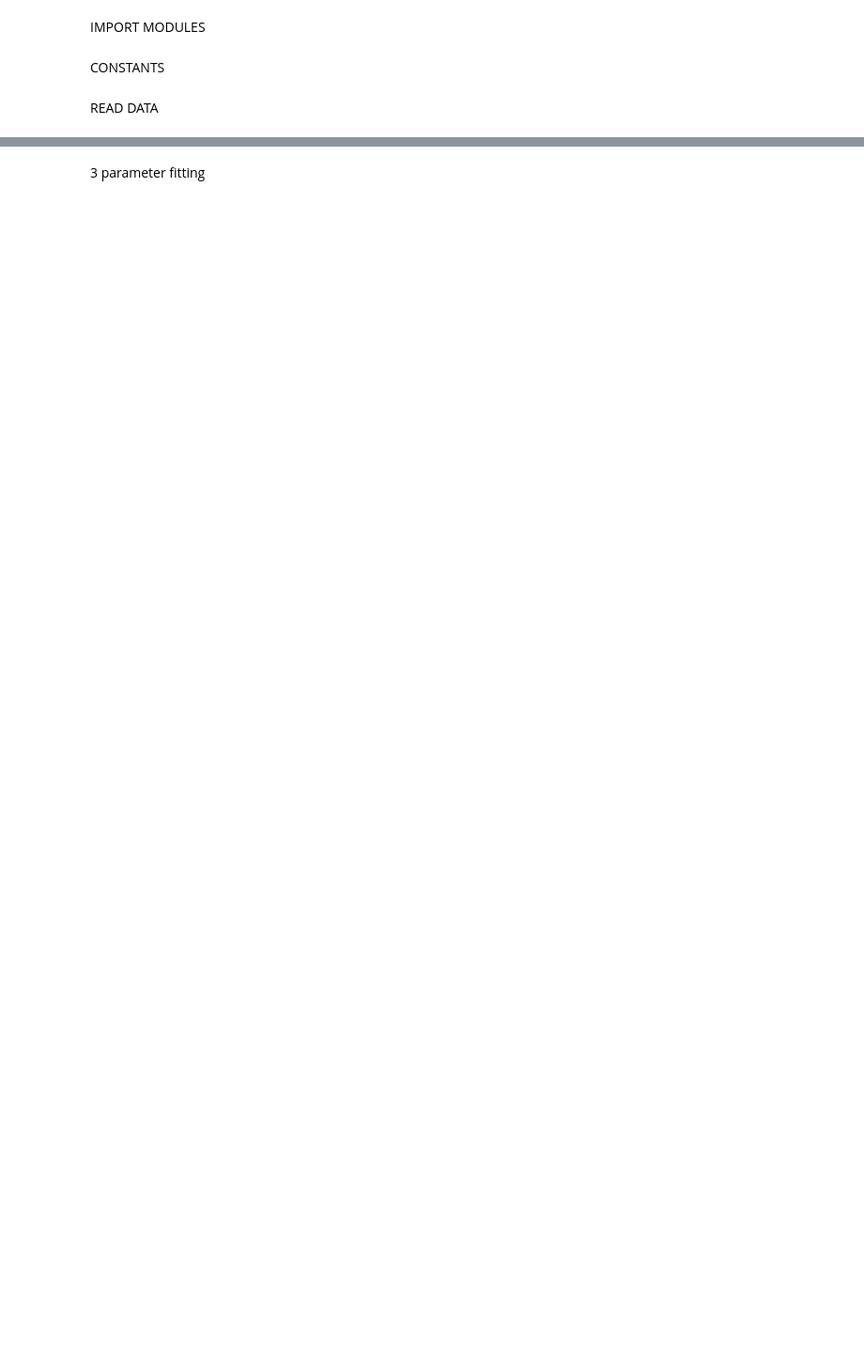
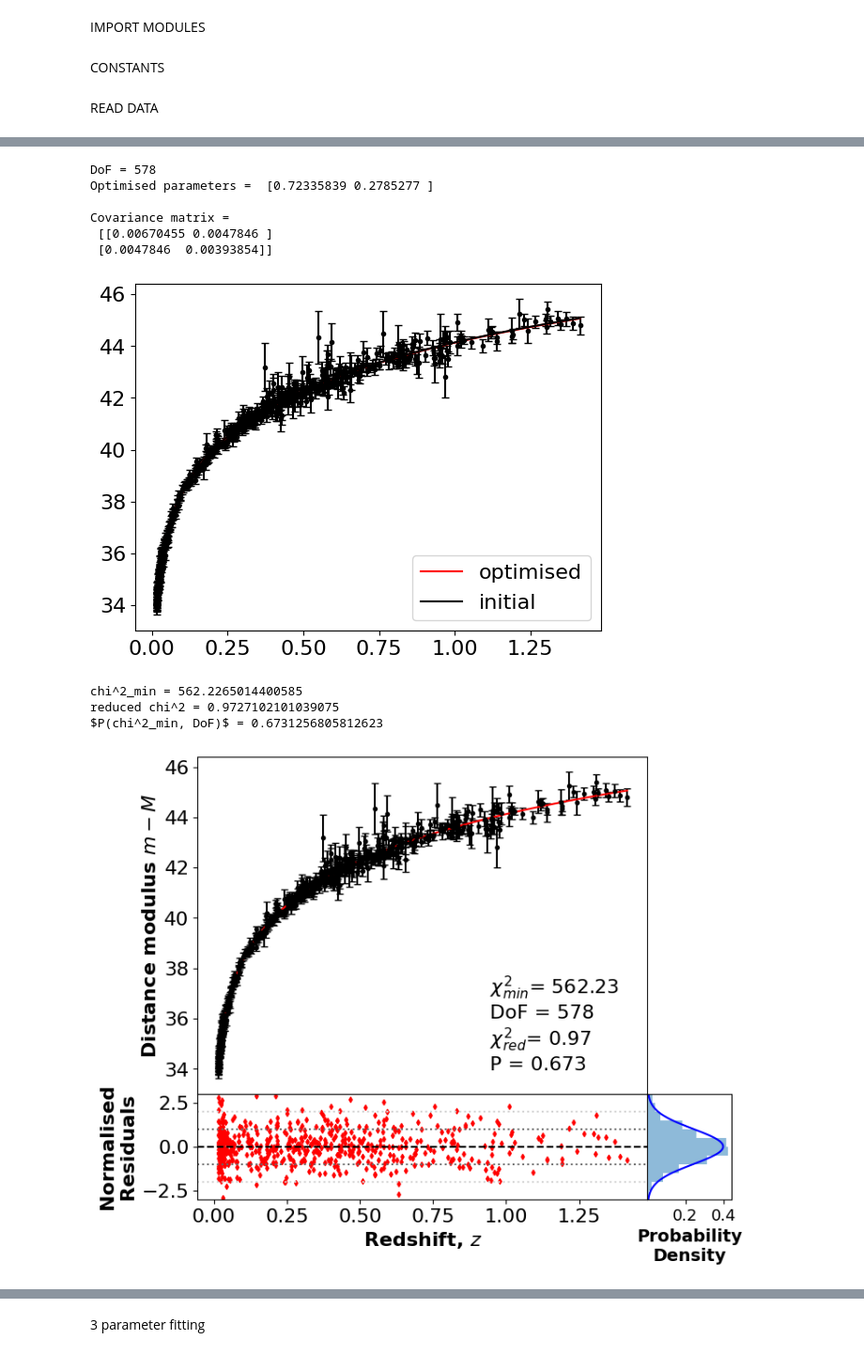
Before and after one commit to BradleyMak/Supernova_Cosmology, a Jupyter notebook: extension.ipynb, the cells around one changed output, grey strips where cells are left out. Shown: that part at 94% size. Saved outputs shown, nothing was run; the diff lists cells and outputs as text; code cells hidden in the pictures; blank space fills up the shorter version.

```diff
--- a/extension.ipynb
+++ b/extension.ipynb
@@ -133,0 +25,35 @@ Covariance matrix =
+# %%
+#chi squared fitting
+
+#defining x and y values and the y errors for the chi squared fitting.
+xval = redshift
+yval = distance_modulus
+yerr = dm_err
+
+#setting some parameters for the resulting plots.
+plt.rcParams.update({'font.size': 16, 'lines.markersize': 3})
+
+#the model function that we're fitting to the dataset.
+def model_funct(xs, *vals):
+    return 5*np.log10((1+xs)*functions.get_transverse_comoving_distance(xs, H_0, vals[0], vals[1]))-5
+
+initial = np.array([0.73, 0.27]) # Initial guess for fit parameters
+
+#runs the automated chi squared fitting of the x and y data to the model function above, returning chi-squared statistics and the best fit parameters and their errors.
+parameters = functions.automated_curve_fitting(xval, yval, yerr, model_funct, initial,
+                                                xlabel = 'Redshift, $z$',
+                                                ylabel = 'Distance modulus $m - M$') #optimised parameters given in erg/s/Ang
+#prints the total density parameter to check how close it is to 1 (flat universe).
+print('omega_TOT = {} +/- {}'.format(np.sum(parameters[0]), np.sqrt(np.sum(parameters[1]**2))))
+# %% [output]
+DoF = 578
+Optimised parameters =  [0.72335839 0.2785277 ]
+
+Covariance matrix =
+ [[0.00670455 0.0047846 ]
+ [0.0047846  0.00393854]]
+[figure, added]
+chi^2_min = 562.2265014400585
+reduced chi^2 = 0.9727102101039075
+$P(chi^2_min, DoF)$ = 0.6731256805812623
+[figure, added]
```
Also changed, not shown: parts of 13 cells of this notebook, 3 other files.
